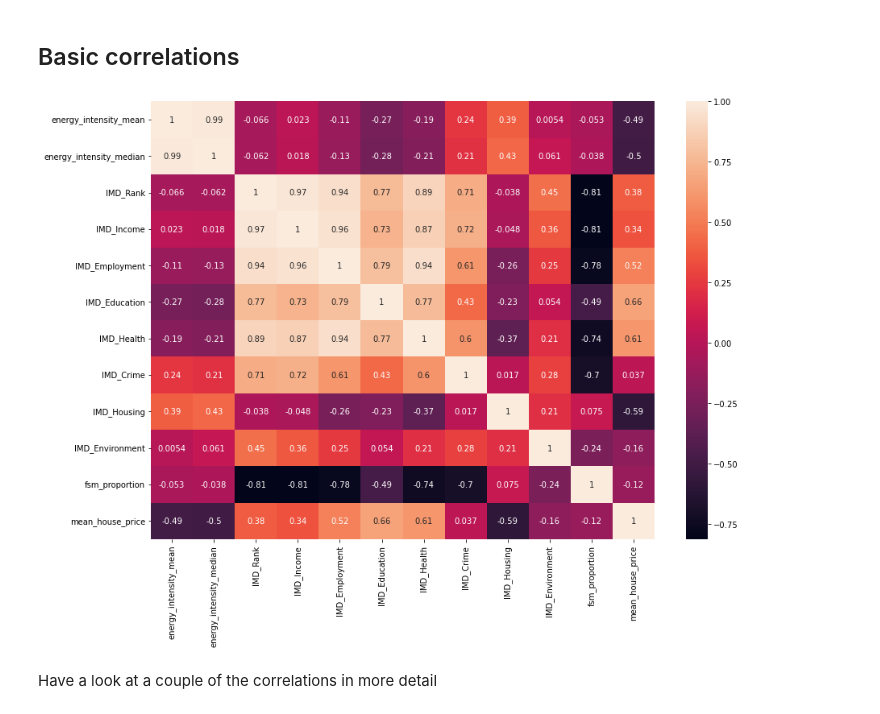
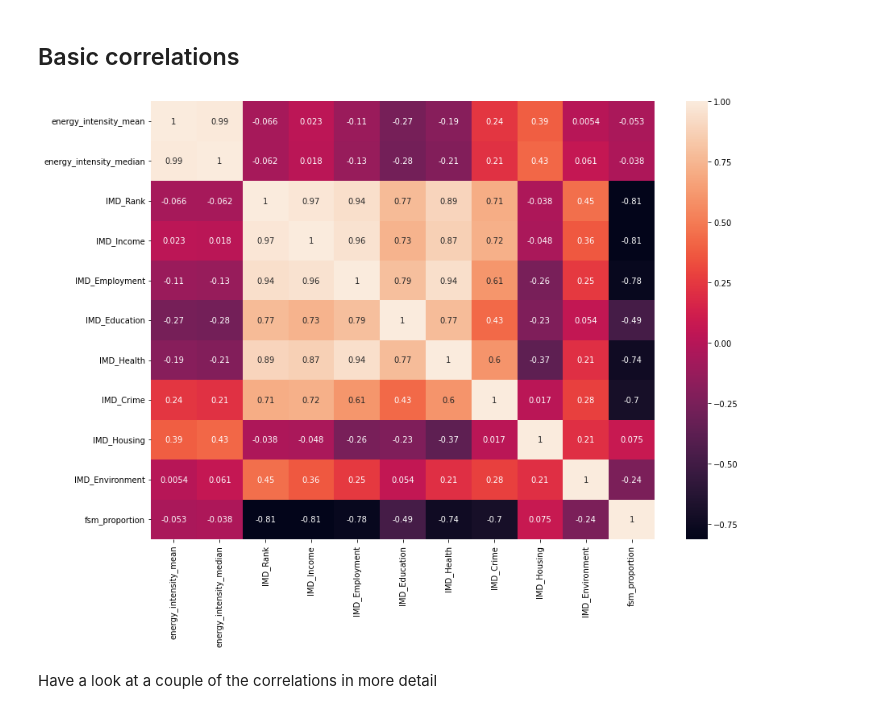
Before and after one commit to anetobradley/energy_flex, a Jupyter notebook: 02-EnergyModel/Energy_Intensity_Analysis/energy_intensity_analysis.ipynb, the cells around one changed output. Cells and saved outputs as stored; diff of their text form; code cells hidden in the pictures.

Commit message:
Revert "Added house price data."

```diff
--- a/02-EnergyModel/Energy_Intensity_Analysis/energy_intensity_analysis.ipynb
+++ b/02-EnergyModel/Energy_Intensity_Analysis/energy_intensity_analysis.ipynb
@@ -21,8 +21,7 @@ import contextily as cx
 # %%
 # Read data and make the index the LAD code (allows much easier joining to other data on LAD code)
 energy_intensity = gpd.read_file(
-    os.path.join("..", "01_Base_Posterior_Sampling/", "Sample_outputs", "energy_intensity_by_lad_since_2000.geojson"))
-energy_intensity = energy_intensity.set_index("local_authority", drop=True)
+    os.path.join("..", "01_Base_Posterior_Sampling/", "Sample_outputs", "energy_intensity_by_lad_since_2000.geojson")).set_index("local_authority", drop=True)
 
 # Drop LSOAs that don't have energy intensity data.
 # Note that columns are currently strings, so need to find values with string 'NA',
@@ -128,17 +88,0 @@ Merge to the energy data
-# %%
-# Merge to the energy data. Need to reset and then set index otherwise we lose the lsoa code
-energy_intensity = energy_intensity.reset_index().merge(house_price_lad[['Local authorities', 'March 2020']],
-                                how="left", left_on="authority_name", right_on="Local authorities",
-                                validate="1:1").set_index("local_authority")
-
-# Sanity check the join (not currently because some areas do not join. Leaving for now)
-if energy_intensity['March 2020'].isna().any():
-    # Some didn't join
-    fail = energy_intensity.loc[energy_intensity['March 2020'].isna()]
-    print(f"Warning {len(fail)} LADs didn't join")
-
-energy_intensity['Local authorities'] = None
-energy_intensity = energy_intensity.rename(columns={"March 2020": "mean_house_price"})
-
-#energy_intensity.sample(4)
-energy_intensity.plot(column="mean_house_price", cmap='OrRd', edgecolor='k', linewidth=0.2, legend=True)
@@ -287,13 +230,11 @@ https://www.gov.uk/government/statistics/sub-regional-fuel-poverty-data-2021
 ## Basic correlations
 # %%
 fig, ax = plt.subplots(figsize=(14,10))
-cols = ['energy_intensity_mean', 'energy_intensity_median', 'IMD_Rank', 'IMD_Income', 'IMD_Employment',
-        'IMD_Education', 'IMD_Health', 'IMD_Crime', 'IMD_Housing', 'IMD_Environment',
-        'fsm_proportion', 'mean_house_price']
-sns.heatmap(energy_intensity[cols].corr(), annot=True, ax=ax)
+cols = ['energy_intensity_mean', 'energy_intensity_median', 'IMD_Rank', 'IMD_Income', 'IMD_Employment', 'IMD_Education', 'IMD_Health', 'IMD_Crime', 'IMD_Housing', 'IMD_Environment', 'fsm_proportion']
+sn.heatmap(energy_intensity[cols].corr(), annot=True, ax=ax)
 del cols
 # %% [output]
-[figure, old version]
+[figure, new version]
 # %% [markdown]
 Have a look at a couple of the correlations in more detail
 # %%
```
Also changed, not shown: parts of 16 cells of this notebook, 2 other files.
